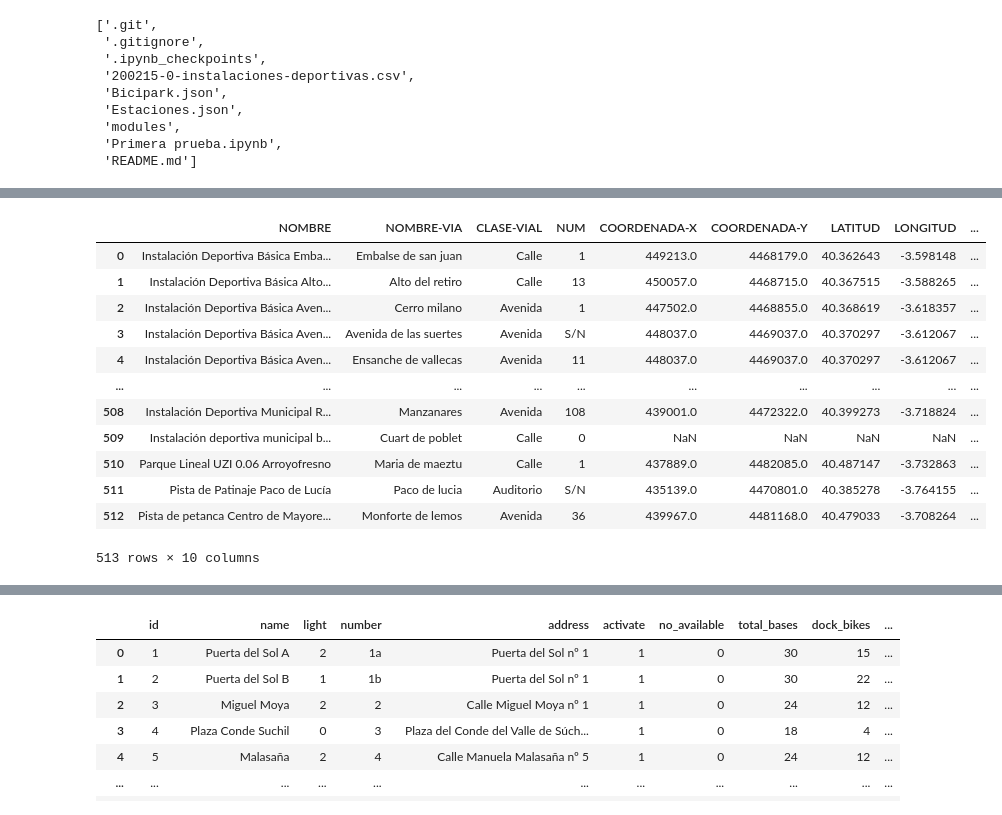
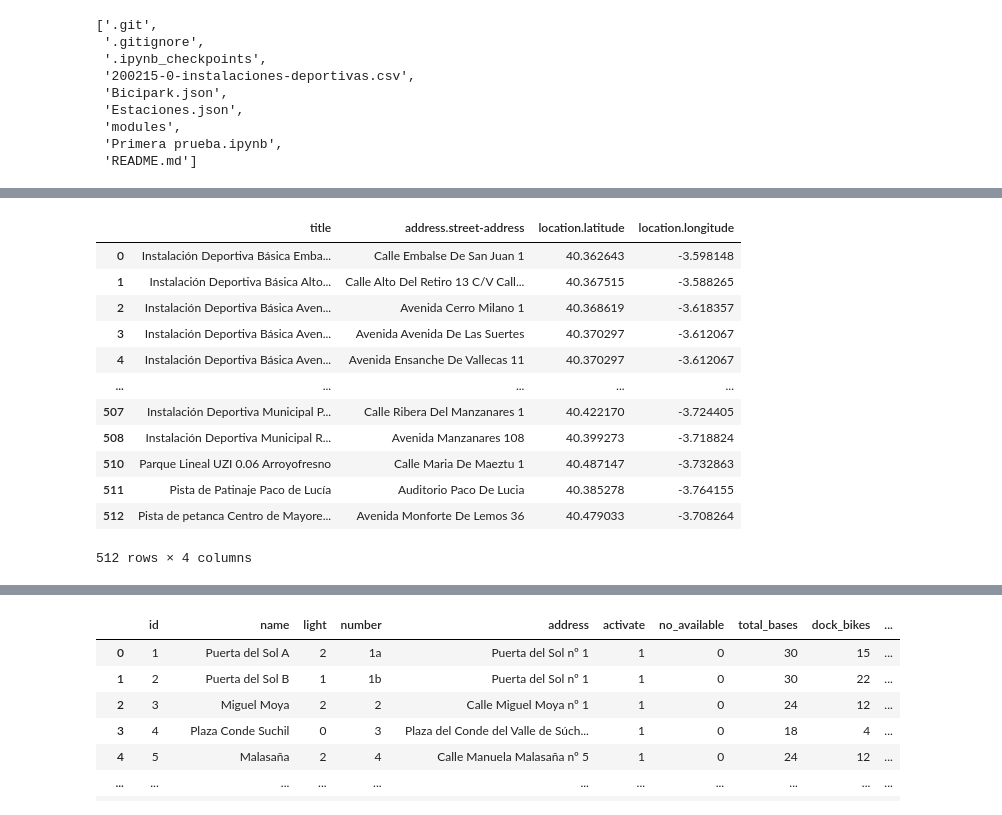
Before and after one commit to DiegoMerello/ih_datamadpt1121_project_m1, a Jupyter notebook: Primera prueba.ipynb, the cells around one changed output, grey strips where cells are left out. Drawn from its saved outputs; the diff is of its cells as text; code cells hidden in the pictures.

```diff
--- a/Primera prueba.ipynb
+++ b/Primera prueba.ipynb
@@ -22,0 +45,3 @@ os.listdir("../ih_datamadpt1121_project_m1/200215-0-instalaciones-deportivas.csv
+# %%
+instalaciones_dep_data = pd.json_normalize(instalaciones_dep_data['@graph'])
+instalaciones_dep_data.head()
@@ -23,3 +55,5 @@ os.listdir("../ih_datamadpt1121_project_m1/200215-0-instalaciones-deportivas.csv
 # %%
-instalaciones_dep_data= pd.read_csv("../ih_datamadpt1121_project_m1/200215-0-instalaciones-deportivas.csv", sep=';')
-instalaciones_dep_data
+#Hay que llamar a la API, y normalizar los valores de longitud y latitud
+
+#instalaciones_dep_data= pd.read_csv("../ih_datamadpt1121_project_m1/200215-0-instalaciones-deportivas.csv", sep=';')
+#instalaciones_dep_data
@@ -40,3 +59,0 @@ instalaciones_dep_data
-# %%
-instalaciones_dep_data=instalaciones_dep_data.drop(['PK','DESCRIPCION-ENTIDAD', 'HORARIO', 'EQUIPAMIENTO','BARRIO','Unnamed: 30', 'TRANSPORTE', 'DESCRIPCION', 'TIPO-NUM','ACCESIBILIDAD', 'CONTENT-URL','TELEFONO','FAX','EMAIL', 'TIPO', 'CODIGO-POSTAL','LOCALIDAD','PROVINCIA','DISTRITO','ORIENTACION','PLANTA','PUERTA', 'ESCALERAS'], 1)
-instalaciones_dep_data
@@ -56,0 +60,3 @@ instalaciones_dep_data
+# %%
+instalaciones_dep_data=instalaciones_dep_data.drop(['@id', '@type','id', 'relation', 'address.district.@id', 'address.area.@id', 'address.locality', 'address.postal-code', 'organization.organization-desc', 'organization.accesibility', 'organization.schedule', 'organization.services','organization.organization-name'], 1)
+instalaciones_dep_data
@@ -57,21 +77,20 @@ instalaciones_dep_data
 # %%
-instalaciones_dep_data['NOMBRE-VIA']=instalaciones_dep_data['NOMBRE-VIA'].str.capitalize()
-instalaciones_dep_data['CLASE-VIAL']=instalaciones_dep_data['CLASE-VIAL'].str.capitalize()
-instalaciones_dep_data['NUM'] = instalaciones_dep_data['NUM'].replace(np.nan, 'S/N')
-instalaciones_dep_data['Type of Place'] = "Instalación Deportiva"
-instalaciones_dep_data['Place adress']=instalaciones_dep_data['CLASE-VIAL']+ ' ' + instalaciones_dep_data['NOMBRE-VIA'] + ', '+ instalaciones_dep_data['NUM'].astype(str)
+instalaciones_dep_data['address.street-address']=instalaciones_dep_data['address.street-address'].str.title()
+#instalaciones_dep_data['NUM'] = instalaciones_dep_data['NUM'].replace(np.nan, 'S/N')
+instalaciones_dep_data.dropna(subset=['location.latitude','location.longitude'], inplace=True)
+#instalaciones_dep_data['Type of Place'] = "Instalación Deportiva"
 instalaciones_dep_data
 # %% [output]
-|  | NOMBRE | NOMBRE-VIA | CLASE-VIAL | NUM | COORDENADA-X | COORDENADA-Y | LATITUD | LONGITUD | ... |
-| 0 | Instalación Deportiva Básica Emba... | Embalse de san juan | Calle | 1 | 449213.0 | 4468179.0 | 40.362643 | -3.598148 | ... |
-| 1 | Instalación Deportiva Básica Alto... | Alto del retiro | Calle | 13 | 450057.0 | 4468715.0 | 40.367515 | -3.588265 | ... |
-| 2 | Instalación Deportiva Básica Aven... | Cerro milano | Avenida | 1 | 447502.0 | 4468855.0 | 40.368619 | -3.618357 | ... |
-| 3 | Instalación Deportiva Básica Aven... | Avenida de las suertes | Avenida | S/N | 448037.0 | 4469037.0 | 40.370297 | -3.612067 | ... |
-| 4 | Instalación Deportiva Básica Aven... | Ensanche de vallecas | Avenida | 11 | 448037.0 | 4469037.0 | 40.370297 | -3.612067 | ... |
-| ... | ... | ... | ... | ... | ... | ... | ... | ... | ... |
-| 508 | Instalación Deportiva Municipal R... | Manzanares | Avenida | 108 | 439001.0 | 4472322.0 | 40.399273 | -3.718824 | ... |
-| 509 | Instalación deportiva municipal b... | Cuart de poblet | Calle | 0 | NaN | NaN | NaN | NaN | ... |
-| 510 | Parque Lineal UZI 0.06 Arroyofresno | Maria de maeztu | Calle | 1 | 437889.0 | 4482085.0 | 40.487147 | -3.732863 | ... |
-| 511 | Pista de Patinaje Paco de Lucía | Paco de lucia | Auditorio | S/N | 435139.0 | 4470801.0 | 40.385278 | -3.764155 | ... |
-| 512 | Pista de petanca Centro de Mayore... | Monforte de lemos | Avenida | 36 | 439967.0 | 4481168.0 | 40.479033 | -3.708264 | ... |
+|  | title | address.street-address | location.latitude | location.longitude |
+| 0 | Instalación Deportiva Básica Emba... | Calle Embalse De San Juan 1 | 40.362643 | -3.598148 |
+| 1 | Instalación Deportiva Básica Alto... | Calle Alto Del Retiro 13 C/V Call... | 40.367515 | -3.588265 |
+| 2 | Instalación Deportiva Básica Aven... | Avenida Cerro Milano 1 | 40.368619 | -3.618357 |
+| 3 | Instalación Deportiva Básica Aven... | Avenida Avenida De Las Suertes | 40.370297 | -3.612067 |
+| 4 | Instalación Deportiva Básica Aven... | Avenida Ensanche De Vallecas 11 | 40.370297 | -3.612067 |
+| ... | ... | ... | ... | ... |
+| 507 | Instalación Deportiva Municipal P... | Calle Ribera Del Manzanares 1 | 40.422170 | -3.724405 |
+| 508 | Instalación Deportiva Municipal R... | Avenida Manzanares 108 | 40.399273 | -3.718824 |
+| 510 | Parque Lineal UZI 0.06 Arroyofresno | Calle Maria De Maeztu 1 | 40.487147 | -3.732863 |
+| 511 | Pista de Patinaje Paco de Lucía | Auditorio Paco De Lucia | 40.385278 | -3.764155 |
+| 512 | Pista de petanca Centro de Mayore... | Avenida Monforte De Lemos 36 | 40.479033 | -3.708264 |
-513 rows × 10 columns
+512 rows × 4 columns
```
Also changed, not shown: parts of 9 cells of this notebook.
